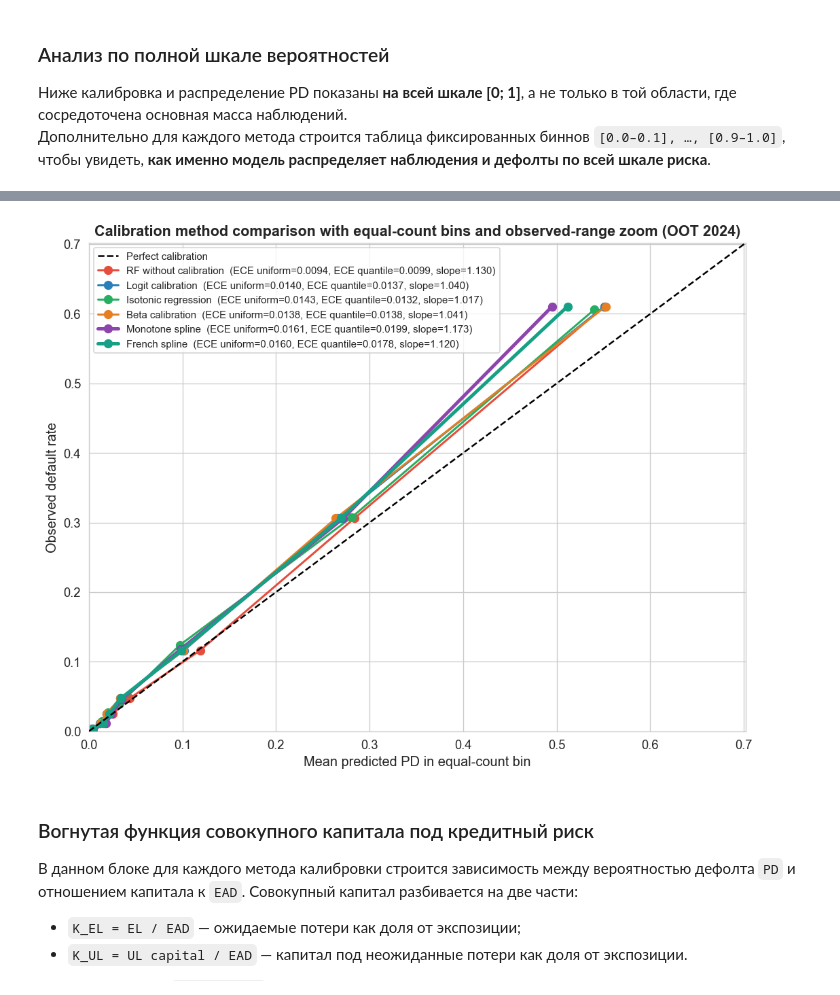
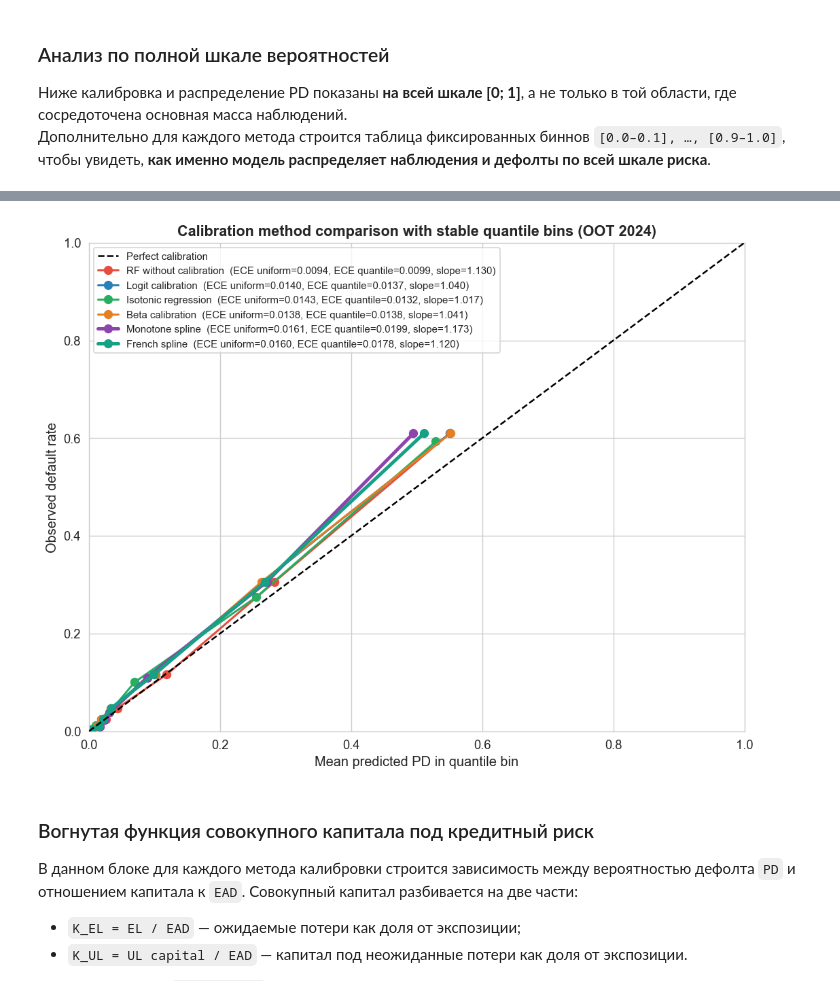
Before and after one commit to ddudenko275-boop/ColebrationTedo, a Jupyter notebook: notebooks/pd_calibration.ipynb, the cells around one changed output, grey strips where cells are left out. Drawn from its saved outputs; the diff is of its cells as text; code cells hidden in the pictures.

Commit message:
Revert "Use equal-count reliability plot bins"
This reverts commit e8bbcb9e7550b72e009da0fb0aade204d190796e.

```diff
--- a/notebooks/pd_calibration.ipynb
+++ b/notebooks/pd_calibration.ipynb
@@ -2092,7 +2092,7 @@ for i, (name, probs) in enumerate(all_methods.items()):
         y_test.values,
         probs,
         n_bins=10,
-        strategy="ordinal",
+        strategy="quantile",
         min_count=MIN_RELIABILITY_BIN_N,
     )
     plot_table = curve_table.loc[~curve_table["is_sparse"]].copy()
@@ -2138,26 +2138,23 @@ for i, (name, probs) in enumerate(all_methods.items()):
         f'Slope={m["cal_slope"]:.3f} | HL p={m["hl_p_value"]:.3f}'
     )
     ax.set_title(f"{name}\n{subtitle}", fontsize=10)
-    ax.set_xlabel("Mean predicted PD in equal-count bin")
+    ax.set_xlabel("Mean predicted PD in quantile bin")
     ax.set_ylabel("Observed default rate")
-    x_max = max(0.15, float(np.nanmax(plot_table["avg_pd"])) * 1.15)
-    y_max = max(0.15, float(np.nanmax(plot_table["default_rate"])) * 1.15)
-    axis_max = min(1.0, max(x_max, y_max))
-    ax.set_xlim(0, axis_max)
-    ax.set_ylim(0, axis_max)
+    ax.set_xlim(0, 1)
+    ax.set_ylim(0, 1)
 
 for j in range(i + 1, len(axes)):
     axes[j].axis("off")
 
 plt.suptitle(
-    "Reliability diagrams with equal-count bins and observed-range zoom (OOT 2024)",
+    "Reliability diagrams with stable quantile bins (OOT 2024)",
     fontsize=13,
     fontweight="bold",
 )
 plt.tight_layout()
 plt.show()
 
-print("Fixed-bin diagnostics on the full [0, 1] scale. This table is for tail diagnostics, not for the connected reliability curve:")
+print("Fixed-bin diagnostics on the full [0, 1] scale. Sparse bins are not used as connected reliability points:")
 for name, probs in all_methods.items():
     print()
     print("=" * 90)
@@ -2191,39 +2188,31 @@ RF without calibration
 # %%
 fig, ax = plt.subplots(figsize=(9, 7))
 ax.plot([0, 1], [0, 1], "k--", lw=1.5, label="Perfect calibration", zorder=5)
 
 for (name, probs), color in zip(all_methods.items(), COLORS):
     curve_table = calibration_bin_table(
         y_test.values,
         probs,
         n_bins=10,
-        strategy="ordinal",
+        strategy="quantile",
         min_count=MIN_RELIABILITY_BIN_N,
     )
     plot_table = curve_table.loc[~curve_table["is_sparse"]].copy()
     m = summary_metrics(y_test.values, probs)
     lw = 3.0 if "spline" in name.lower() else 1.8
     label = f"{name}  (ECE uniform={m['ece_uniform']:.4f}, ECE quantile={m['ece_quantile']:.4f}, slope={m['cal_slope']:.3f})"
     ax.plot(plot_table["avg_pd"], plot_table["default_rate"], "o-", color=color, lw=lw, ms=7, label=label)
 
-all_curve_pd = []
-all_curve_dr = []
-for probs in all_methods.values():
-    tmp = calibration_bin_table(y_test.values, probs, n_bins=10, strategy="ordinal", min_count=MIN_RELIABILITY_BIN_N)
-    tmp = tmp.loc[~tmp["is_sparse"]]
-    all_curve_pd.extend(tmp["avg_pd"].tolist())
-    all_curve_dr.extend(tmp["default_rate"].tolist())
-axis_max = min(1.0, max(0.15, np.nanmax(all_curve_pd) * 1.15, np.nanmax(all_curve_dr) * 1.15))
-ax.set_xlim(0, axis_max)
-ax.set_ylim(0, axis_max)
-ax.set_xlabel("Mean predicted PD in equal-count bin", fontsize=12)
+ax.set_xlim(0, 1)
+ax.set_ylim(0, 1)
+ax.set_xlabel("Mean predicted PD in quantile bin", fontsize=12)
 ax.set_ylabel("Observed default rate", fontsize=12)
-ax.set_title("Calibration method comparison with equal-count bins and observed-range zoom (OOT 2024)", fontsize=13, fontweight="bold")
+ax.set_title("Calibration method comparison with stable quantile bins (OOT 2024)", fontsize=13, fontweight="bold")
 ax.legend(loc="upper left", fontsize=9)
 plt.tight_layout()
 plt.show()
 # %% [output]
-[figure, old version]
+[figure, new version]
 # %% [markdown]
 ### Вогнутая функция совокупного капитала под кредитный риск
 
```
Also changed, not shown: parts of 3 cells of this notebook, 2 other files.
